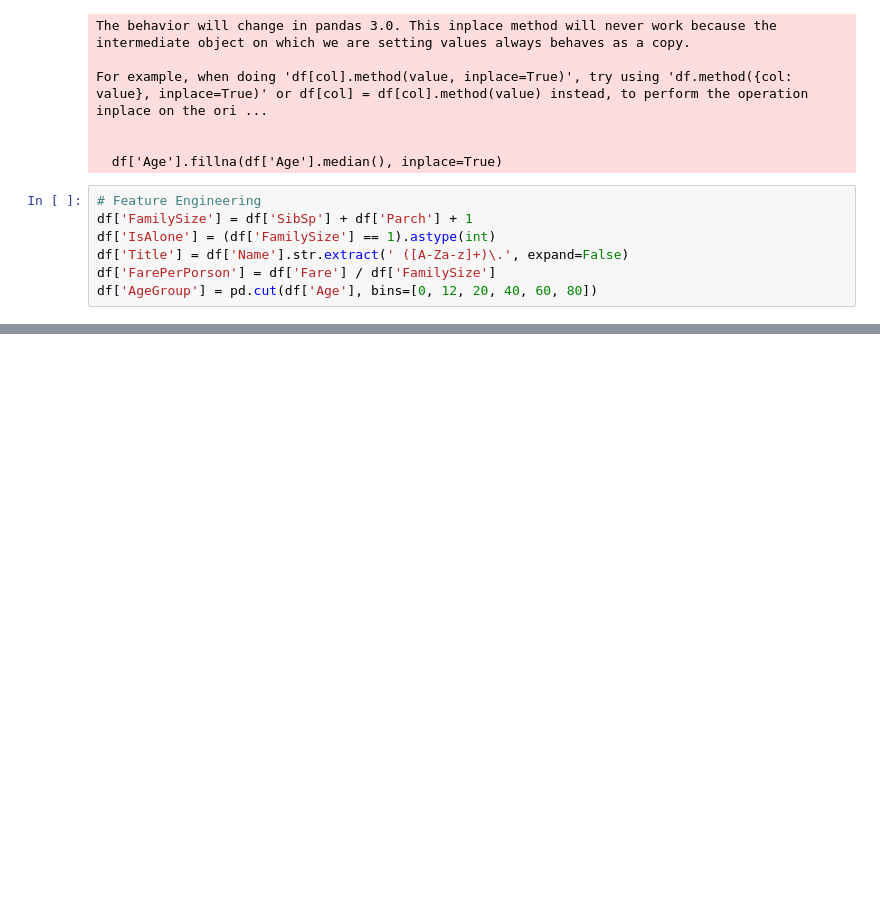
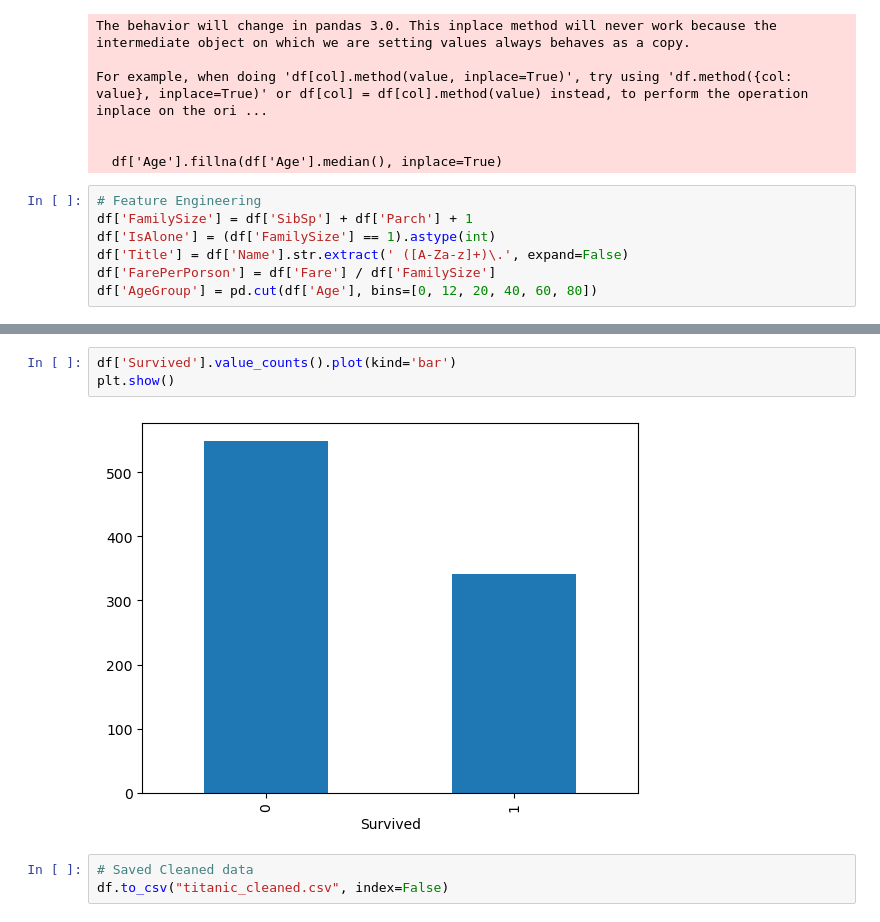
Before and after one commit to HamzaAhmadOfficial/NeuroApp-ML-Internship-Week-2, a Jupyter notebook: pandas_exploration.ipynb, the cells around one changed output, grey strips where cells are left out. Cells and saved outputs as stored; diff of their text form; blank space fills up the shorter version.

Commit message:
Titanic data Cleaning and Feature Engieering

```diff
--- a/pandas_exploration.ipynb
+++ b/pandas_exploration.ipynb
@@ -126,0 +133,8 @@ memory usage: 102.1+ KB
+# %%
+df['Survived'].value_counts().plot(kind='bar')
+plt.show()
+# %% [output]
+[figure, added]
+# %%
+# Saved Cleaned data
+df.to_csv("titanic_cleaned.csv", index=False)
```
Also changed, not shown: parts of 2 cells of this notebook.
